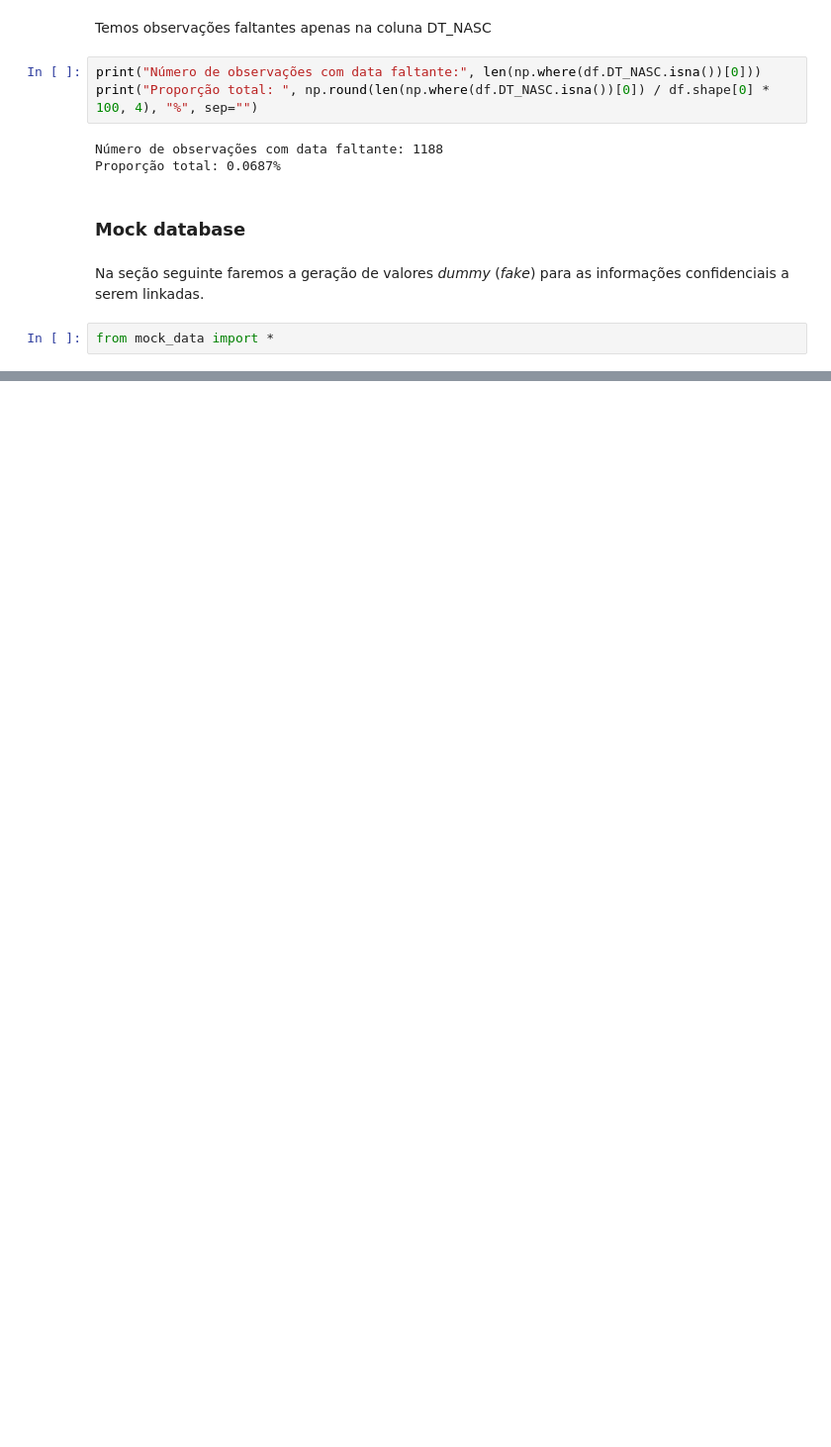
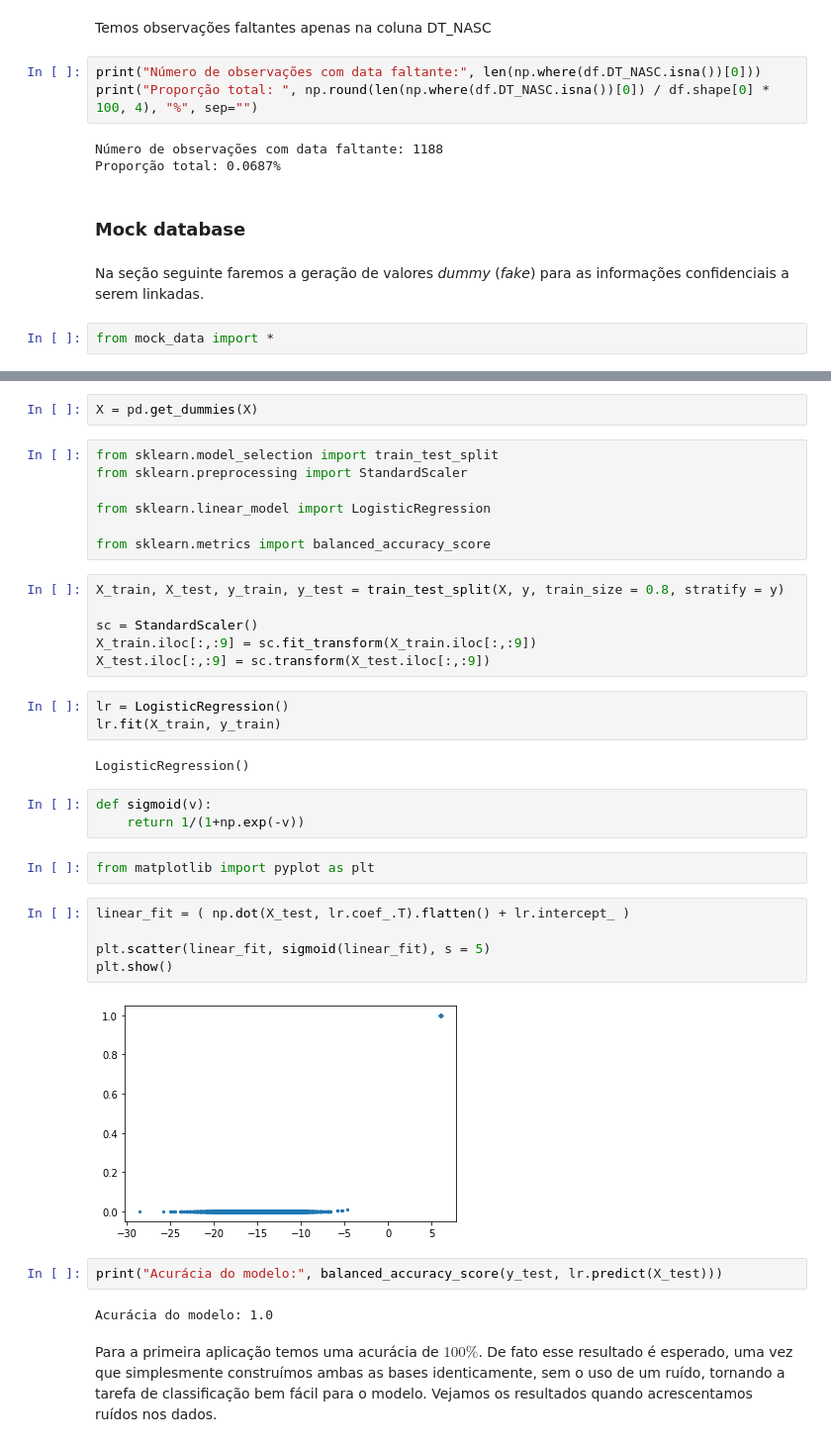
Before and after one commit to nhilariosilva/hacksus, a Jupyter notebook: SREG/Linkage Train.ipynb, the cells around one changed output, grey strips where cells are left out. Shown at 99% size. Drawn from its saved outputs; the diff is of its cells as text; blank space fills up the shorter version.

Commit message:
Ajuste regressao logistica com ruido concluido

```diff
--- a/SREG/Linkage Train.ipynb
+++ b/SREG/Linkage Train.ipynb
@@ -181,0 +310,38 @@ df.head(15)
+# %%
+X = pd.get_dummies(X)
+# %%
+from sklearn.model_selection import train_test_split
+from sklearn.preprocessing import StandardScaler
+
+from sklearn.linear_model import LogisticRegression
+
+from sklearn.metrics import balanced_accuracy_score
+# %%
+X_train, X_test, y_train, y_test = train_test_split(X, y, train_size = 0.8, stratify = y)
+
+sc = StandardScaler()
+X_train.iloc[:,:9] = sc.fit_transform(X_train.iloc[:,:9])
+X_test.iloc[:,:9] = sc.transform(X_test.iloc[:,:9])
+# %%
+lr = LogisticRegression()
+lr.fit(X_train, y_train)
+# %% [output]
+LogisticRegression()
+# %%
+def sigmoid(v):
+    return 1/(1+np.exp(-v))
+# %%
+from matplotlib import pyplot as plt
+# %%
+linear_fit = ( np.dot(X_test, lr.coef_.T).flatten() + lr.intercept_ )
+
+plt.scatter(linear_fit, sigmoid(linear_fit), s = 5)
+plt.show()
+# %% [output]
+[figure, added]
+# %%
+print("Acurácia do modelo:", balanced_accuracy_score(y_test, lr.predict(X_test)))
+# %% [output]
+Acurácia do modelo: 1.0
+# %% [markdown]
+Para a primeira aplicação temos uma acurácia de $100\%$. De fato esse resultado é esperado, uma vez que simplesmente construímos ambas as bases identicamente, sem o uso de um ruído, tornando a tarefa de classificação bem fácil para o modelo. Vejamos os resultados quando acrescentamos ruídos nos dados.
```
Also changed, not shown: parts of 33 cells of this notebook, 2 other files.
